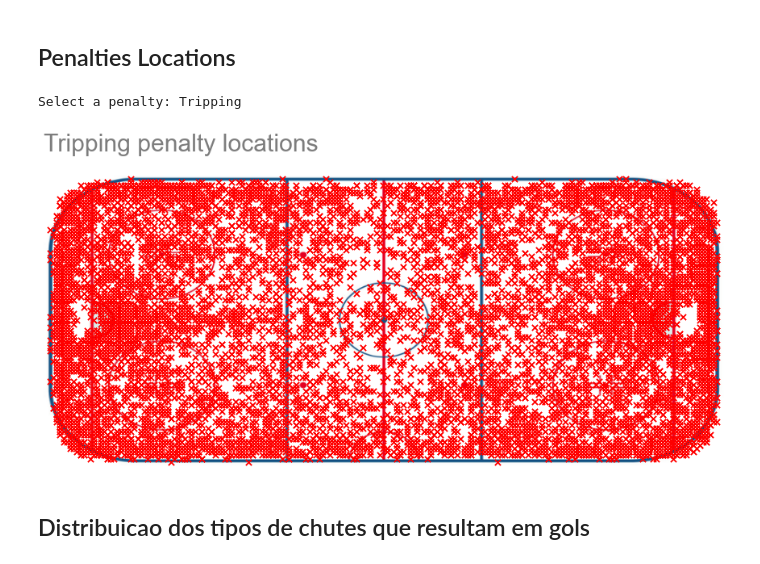
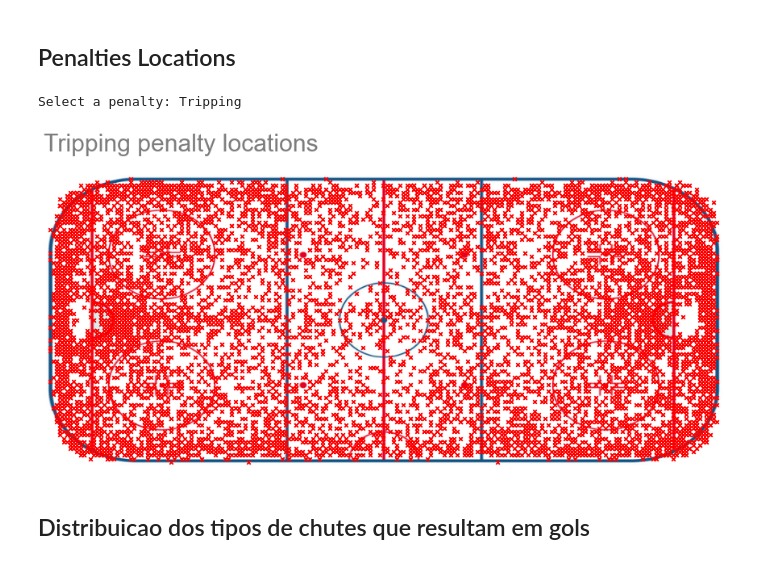
Before and after one commit to DanOakStats/NHL, a Jupyter notebook: data_cleaning.ipynb, the cells around one changed output. Cells and saved outputs as stored; diff of their text form; code cells hidden in the pictures.

```diff
--- a/data_cleaning.ipynb
+++ b/data_cleaning.ipynb
@@ -765,22 +765,22 @@ print(penalties_list)
 # %%
 # loading rink img
 img = plt.imread('images/rink.png')
 fig, ax = plt.subplots(figsize=(12, 14)) # creating figure
 ax.imshow(img, extent=[-100.85, 100.85, -42.95, 42.95]) # setting limits for img
 penalty = input("Select a penalty: ") # user choice
 # for loop for
 for item in penalties_list:
     if penalty == item:
-        penalties[penalties['secondaryType']== penalty].plot.scatter(x='x',y='y',s=50,
+        penalties[penalties['secondaryType']== penalty].plot.scatter(x='x',y='y',s=20,
                                                                      marker='x', c='red',
                                                                      ax=ax)
 
 ax.set_title(penalty + " penalty locations", fontsize=30, loc='left', pad=30, alpha=0.6)
 plt.axis(False)
 plt.tight_layout()
 # %% [output]
 Select a penalty: Tripping
-[figure, old version]
+[figure, new version]
 # %% [markdown]
 ## Distribuicao dos tipos de chutes que resultam em gols
 # %%
```
Also changed, not shown: parts of 9 cells of this notebook.
